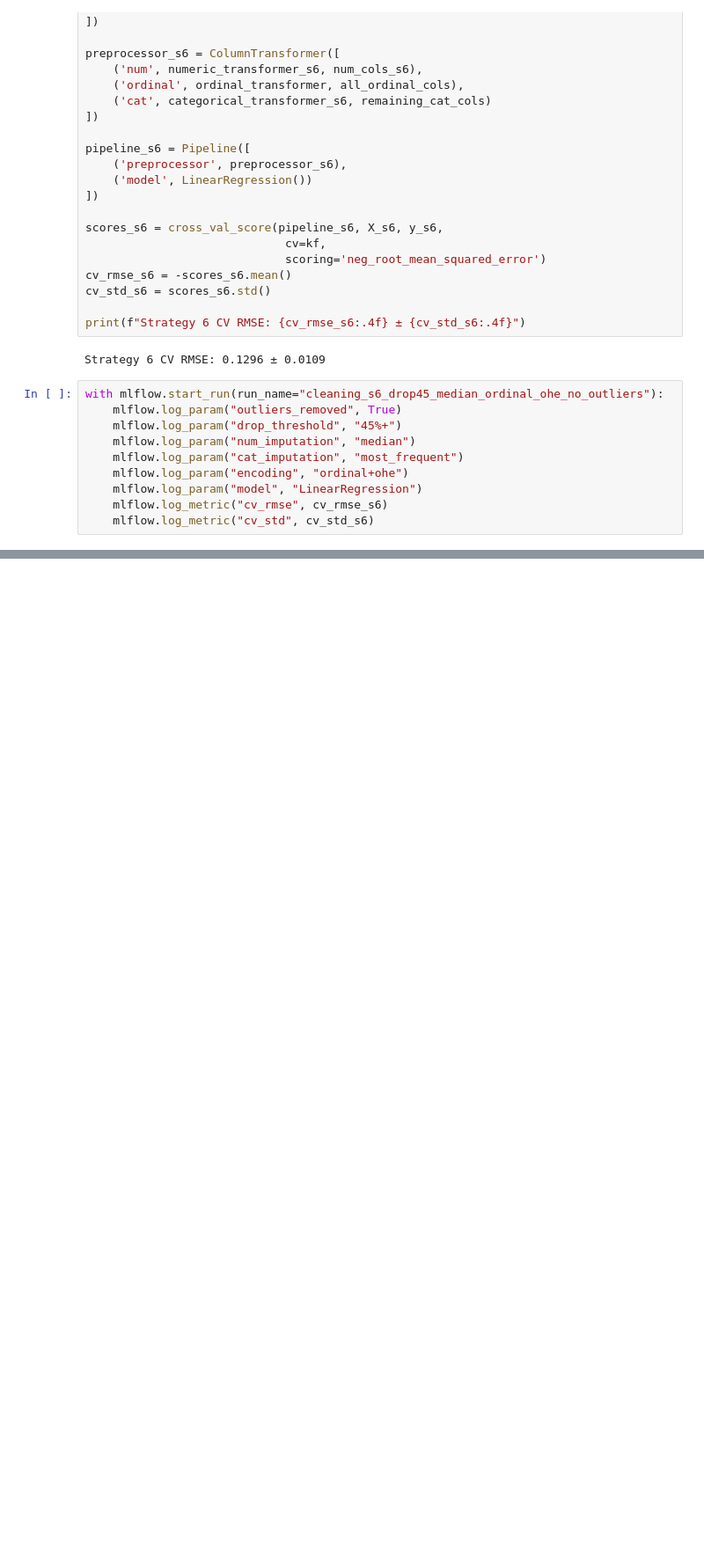
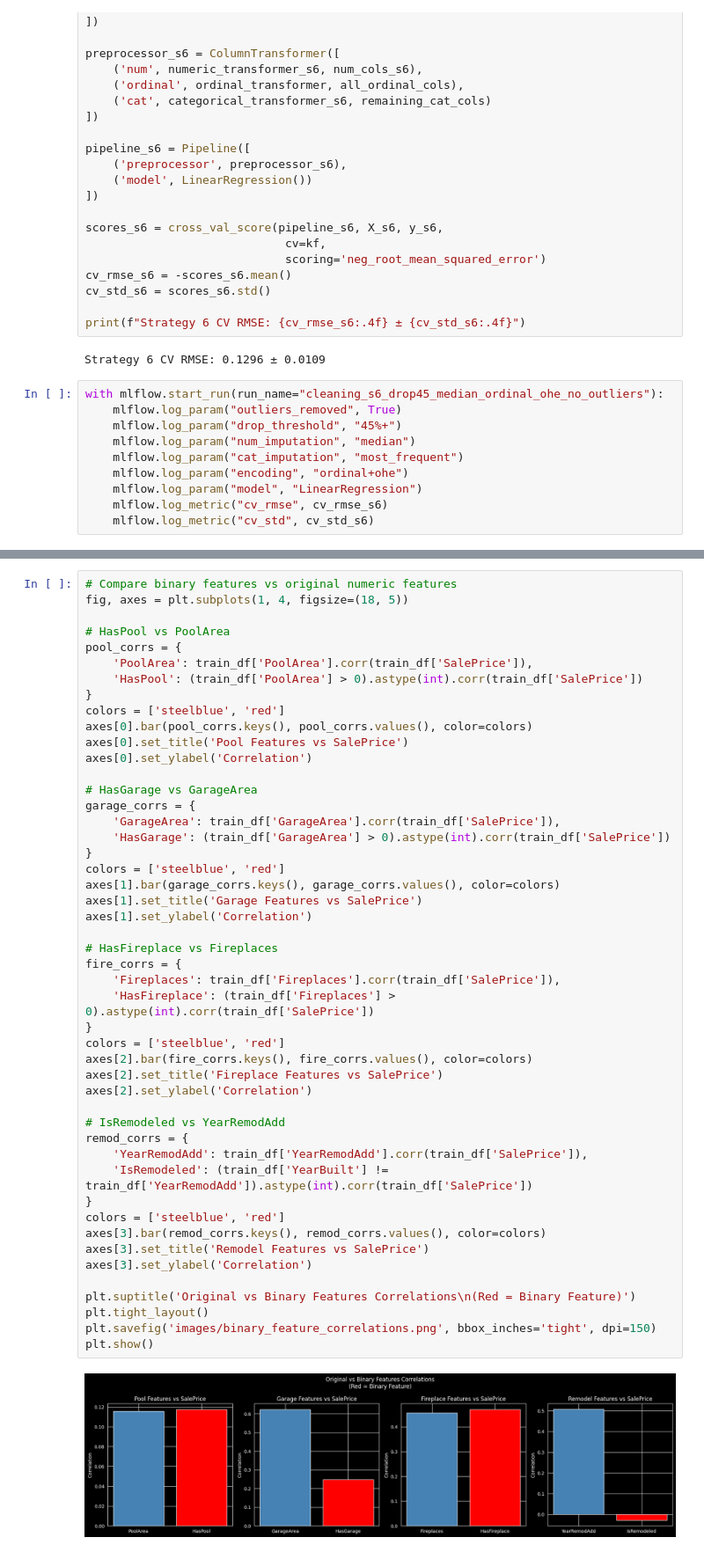
Before and after one commit to lukaxizo5/House-Prices, a Jupyter notebook: model_experiment.ipynb, the cells around one changed output, grey strips where cells are left out. Shown at 88% size. Cells and saved outputs as stored; diff of their text form; blank space fills up the shorter version.

```diff
--- a/model_experiment.ipynb
+++ b/model_experiment.ipynb
@@ -584,0 +721,50 @@ with mlflow.start_run(run_name="cleaning_s6_drop45_median_ordinal_ohe_no_outlier
+# %%
+# Compare binary features vs original numeric features
+fig, axes = plt.subplots(1, 4, figsize=(18, 5))
+
+# HasPool vs PoolArea
+pool_corrs = {
+    'PoolArea': train_df['PoolArea'].corr(train_df['SalePrice']),
+    'HasPool': (train_df['PoolArea'] > 0).astype(int).corr(train_df['SalePrice'])
+}
+colors = ['steelblue', 'red']
+axes[0].bar(pool_corrs.keys(), pool_corrs.values(), color=colors)
+axes[0].set_title('Pool Features vs SalePrice')
+axes[0].set_ylabel('Correlation')
+
+# HasGarage vs GarageArea
+garage_corrs = {
+    'GarageArea': train_df['GarageArea'].corr(train_df['SalePrice']),
+    'HasGarage': (train_df['GarageArea'] > 0).astype(int).corr(train_df['SalePrice'])
+}
+colors = ['steelblue', 'red']
+axes[1].bar(garage_corrs.keys(), garage_corrs.values(), color=colors)
+axes[1].set_title('Garage Features vs SalePrice')
+axes[1].set_ylabel('Correlation')
+
+# HasFireplace vs Fireplaces
+fire_corrs = {
+    'Fireplaces': train_df['Fireplaces'].corr(train_df['SalePrice']),
+    'HasFireplace': (train_df['Fireplaces'] > 0).astype(int).corr(train_df['SalePrice'])
+}
+colors = ['steelblue', 'red']
+axes[2].bar(fire_corrs.keys(), fire_corrs.values(), color=colors)
+axes[2].set_title('Fireplace Features vs SalePrice')
+axes[2].set_ylabel('Correlation')
+
+# IsRemodeled vs YearRemodAdd
+remod_corrs = {
+    'YearRemodAdd': train_df['YearRemodAdd'].corr(train_df['SalePrice']),
+    'IsRemodeled': (train_df['YearBuilt'] != train_df['YearRemodAdd']).astype(int).corr(train_df['SalePrice'])
+}
+colors = ['steelblue', 'red']
+axes[3].bar(remod_corrs.keys(), remod_corrs.values(), color=colors)
+axes[3].set_title('Remodel Features vs SalePrice')
+axes[3].set_ylabel('Correlation')
+
+plt.suptitle('Original vs Binary Features Correlations\n(Red = Binary Feature)')
+plt.tight_layout()
+plt.savefig('images/binary_feature_correlations.png', bbox_inches='tight', dpi=150)
+plt.show()
+# %% [output]
+[figure, added]
```
Also changed, not shown: parts of 61 cells of this notebook, 15 other files.
